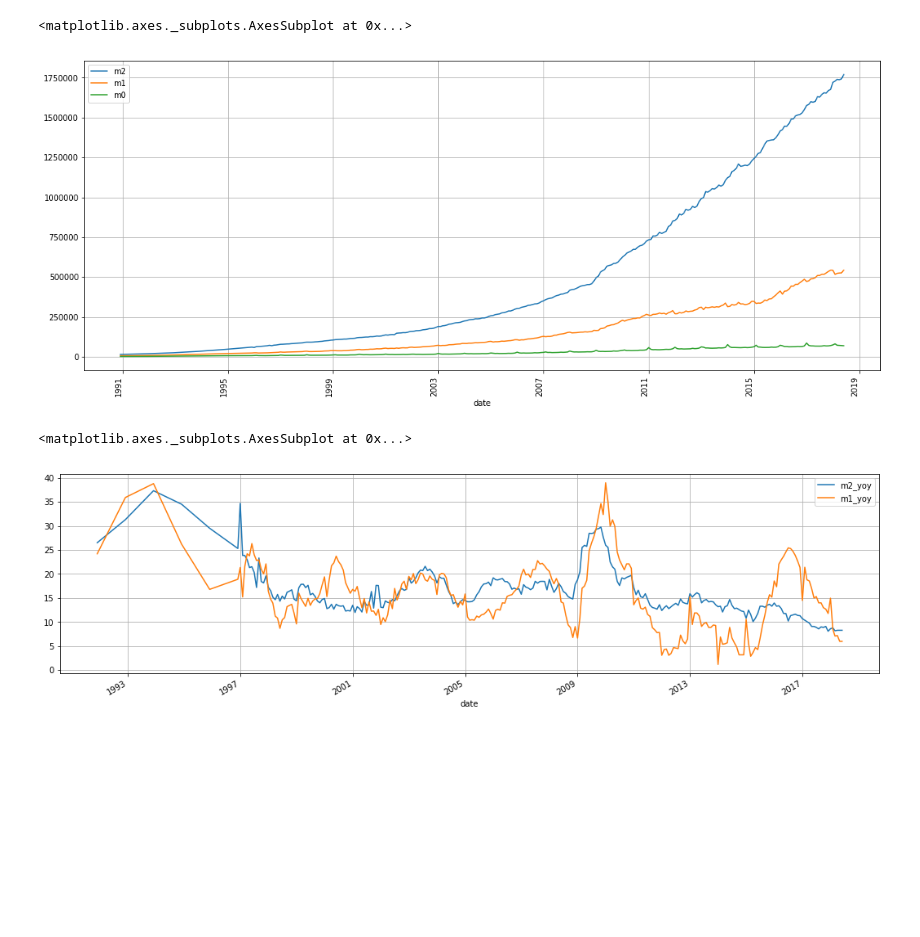
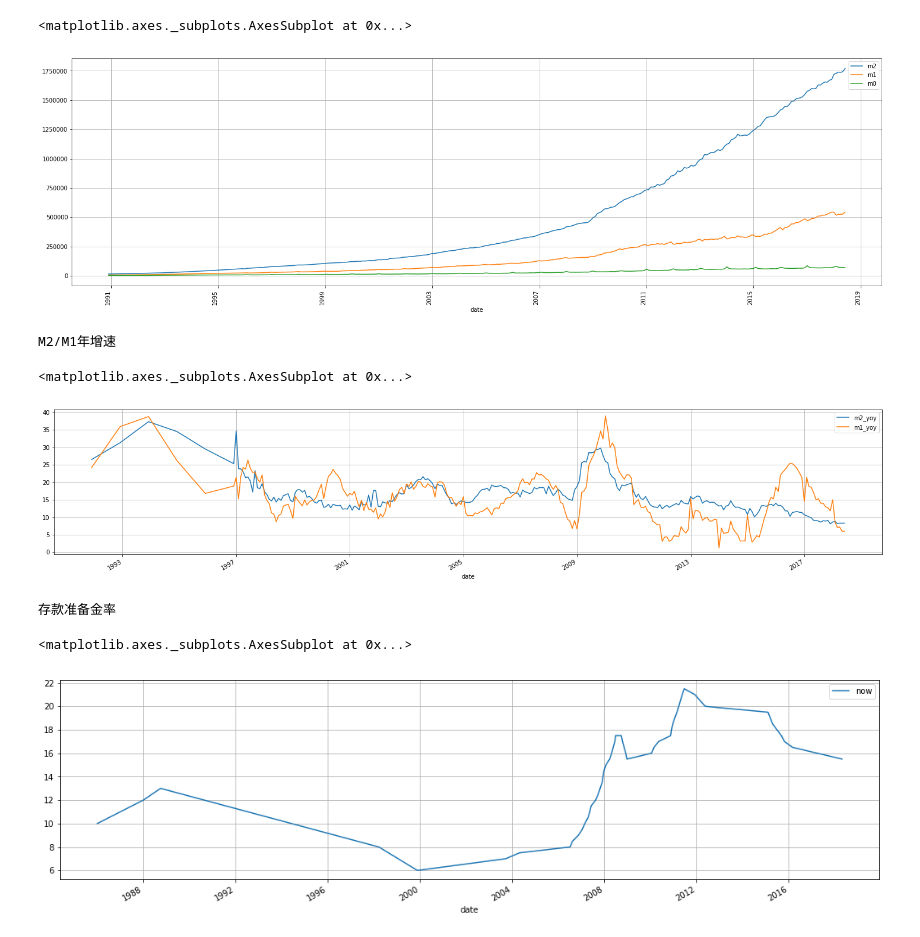
Before and after one commit to hongjundu/financial_analysis, a Jupyter notebook: nteract/macro_data.ipynb, the cells around one changed output. Saved outputs shown, nothing was run; the diff lists cells and outputs as text; code cells hidden in the pictures; blank space fills up the shorter version.

```diff
--- a/nteract/macro_data.ipynb
+++ b/nteract/macro_data.ipynb
@@ -18,17 +32,17 @@ ax.legend(['loan rate (5 years+)'])
 # %%
 df=ts.get_money_supply()
 df=df[df['m2'] != '--']
 df['m2']=df['m2'].astype('float64')
 df['m1']=df['m1'].astype('float64')
 df['m0']=df['m0'].astype('float64')
 df = df.sort_index(axis=0,ascending=False)
 df.reindex(columns=['month'])
 df['month'] = df['month'].astype('str')
 df['date'] =  pd.to_datetime(df['month'],format='%Y.%m')
-df.plot(kind='line', x='date',y=['m2','m1','m0'],rot=90,grid=True,figsize=(18,8))
+df.plot(kind='line', x='date',y=['m2','m1','m0'],rot=90,grid=True,figsize=(25,8))
 # %% [output]
 <matplotlib.axes._subplots.AxesSubplot at 0x...>
-[figure, old version]
+[figure, new version]
 # %%
 df=ts.get_money_supply()
 df=df[df['m2_yoy'] != '--']
@@ -41,7 +55,21 @@ df['m0_yoy']=df['m0_yoy'].astype('float64')
 df['month'] = df['month'].astype('str')
 df['date'] =  pd.to_datetime(df['month'],format='%Y.%m')
 
-df.plot(kind='line', x='date',y=['m2_yoy','m1_yoy'], grid=True,figsize=(18,5))
+print('M2/M1年增速')
+df.plot(kind='line', x='date',y=['m2_yoy','m1_yoy'], grid=True,figsize=(25,5))
 # %% [output]
-<matplotlib.axes._subplots.AxesSubplot at 0x...>
+M2/M1年增速
+<matplotlib.axes._subplots.AxesSubplot at 0x...>
-[figure, old version]
+[figure, new version]
+# %%
+
+df=ts.get_rrr()
+df=df[df['now'] != '--']
+df['now']=df['now'].astype('float64')
+df['date'] =  pd.to_datetime(df['date'],format='%Y-%m-%d')
+print('存款准备金率')
+df.plot(kind='line', x='date',y=['now'], grid=True,figsize=(18,5))
+# %% [output]
+存款准备金率
+<matplotlib.axes._subplots.AxesSubplot at 0x...>
+[figure, added]
```
Also changed, not shown: parts of 1 cell of this notebook.
